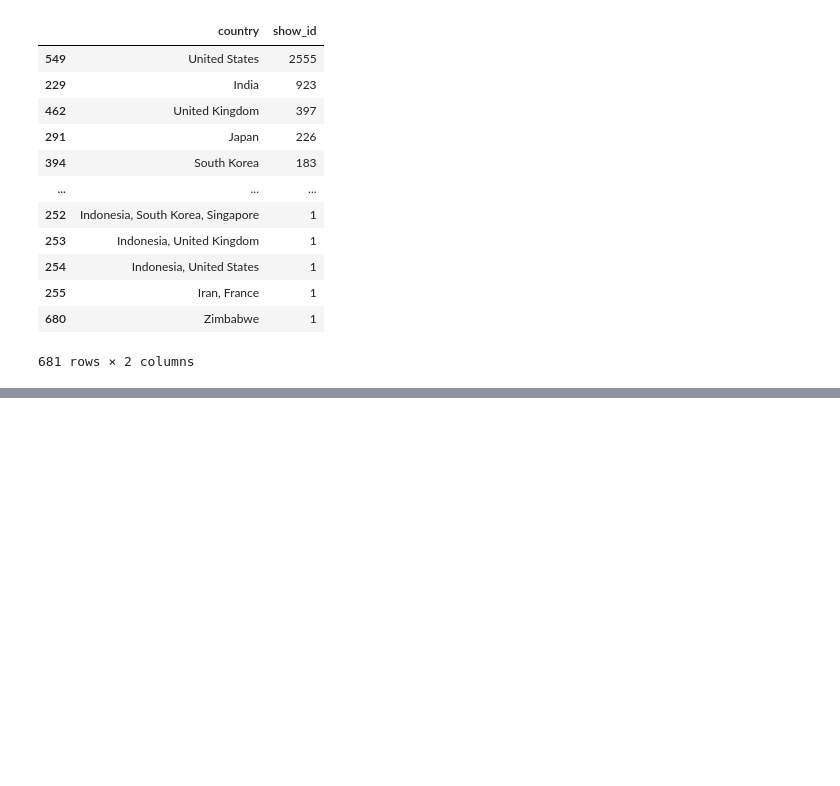
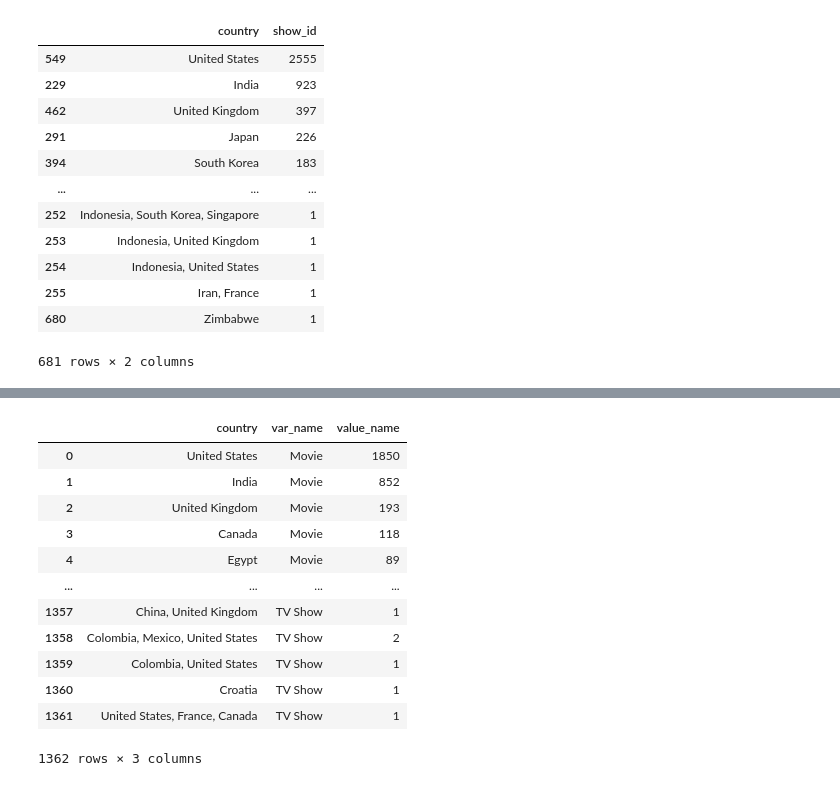
Before and after one commit to nats1207/python_bootcamp, a Jupyter notebook: 20211104_SK_script1_basic_python_datatypes.ipynb, the cells around one changed output, grey strips where cells are left out. Saved outputs shown, nothing was run; the diff lists cells and outputs as text; code cells hidden in the pictures; blank space fills up the shorter version.

```diff
--- a/20211104_SK_script1_basic_python_datatypes.ipynb
+++ b/20211104_SK_script1_basic_python_datatypes.ipynb
@@ -724,0 +770,18 @@ second_dataset
+# %%
+# melt takes the 'wide' format of the data and puts it in a 'long' format
+netflix_melt = pivot_table.melt(id_vars=["country"], value_vars=["Movie", "TV Show"], var_name="var_name", value_name="value_name")
+netflix_melt
+# %% [output]
+|  | country | var_name | value_name |
+| 0 | United States | Movie | 1850 |
+| 1 | India | Movie | 852 |
+| 2 | United Kingdom | Movie | 193 |
+| 3 | Canada | Movie | 118 |
+| 4 | Egypt | Movie | 89 |
+| ... | ... | ... | ... |
+| 1357 | China, United Kingdom | TV Show | 1 |
+| 1358 | Colombia, Mexico, United States | TV Show | 2 |
+| 1359 | Colombia, United States | TV Show | 1 |
+| 1360 | Croatia | TV Show | 1 |
+| 1361 | United States, France, Canada | TV Show | 1 |
+1362 rows × 3 columns
```
Also changed, not shown: parts of 6 cells of this notebook.
